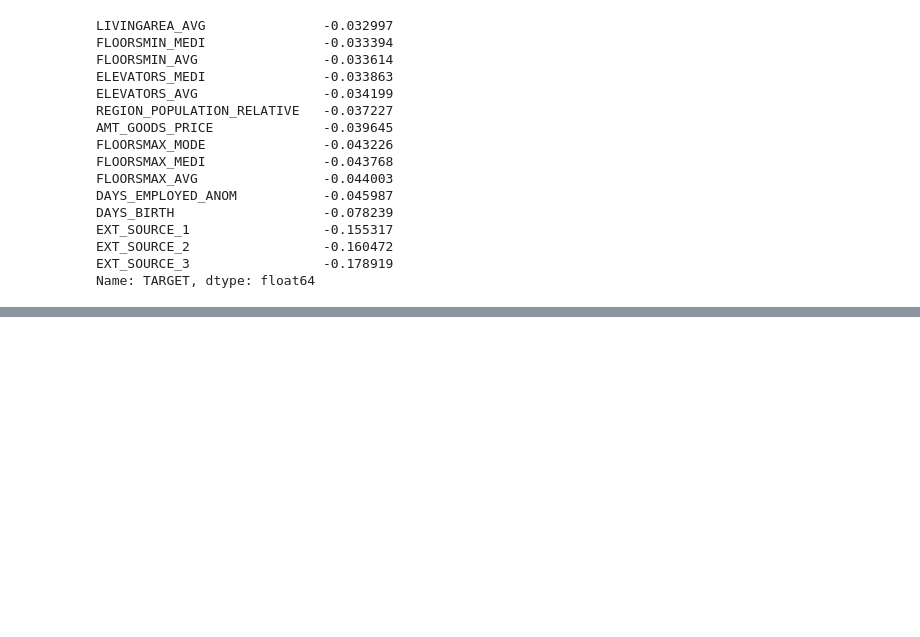
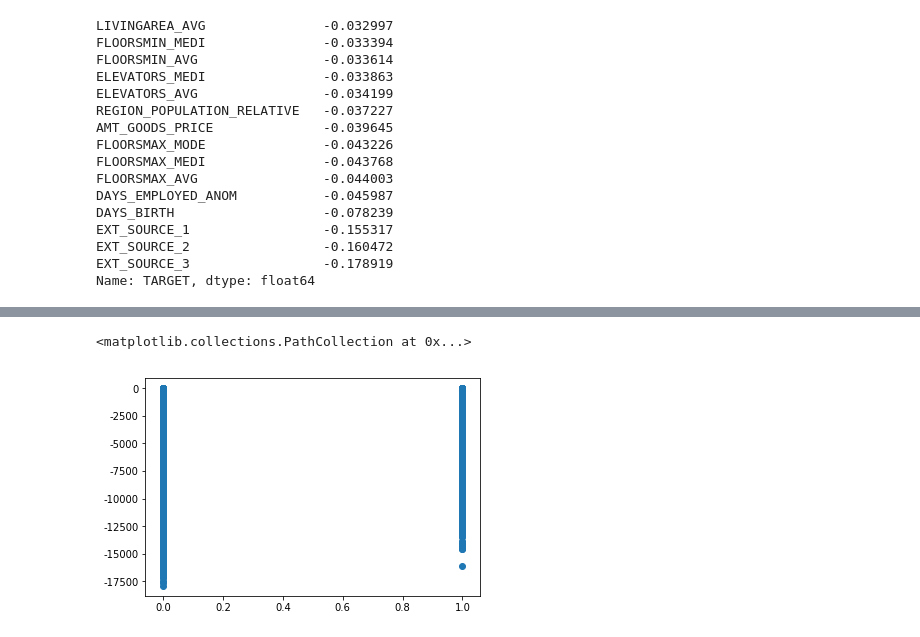
Before and after one commit to kuonumber/2nd-ML100Days, a Jupyter notebook: homework/Day_010_HW.ipynb, the cells around one changed output, grey strips where cells are left out. Drawn from its saved outputs; the diff is of its cells as text; code cells hidden in the pictures; blank space fills up the shorter version.

```diff
--- a/homework/Day_010_HW.ipynb
+++ b/homework/Day_010_HW.ipynb
@@ -181,0 +181,5 @@ AttributeError: Unknown property figsize
+# %%
+plt.scatter(app_train.TARGET, app_train.DAYS_EMPLOYED)
+# %% [output]
+<matplotlib.collections.PathCollection at 0x...>
+[figure, added]
```
Also changed, not shown: parts of 6 cells of this notebook.
